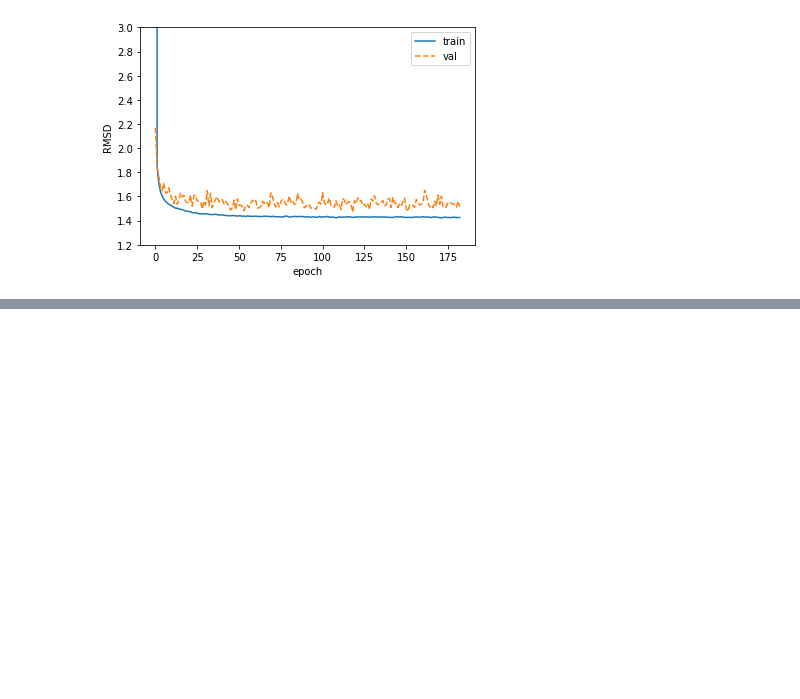
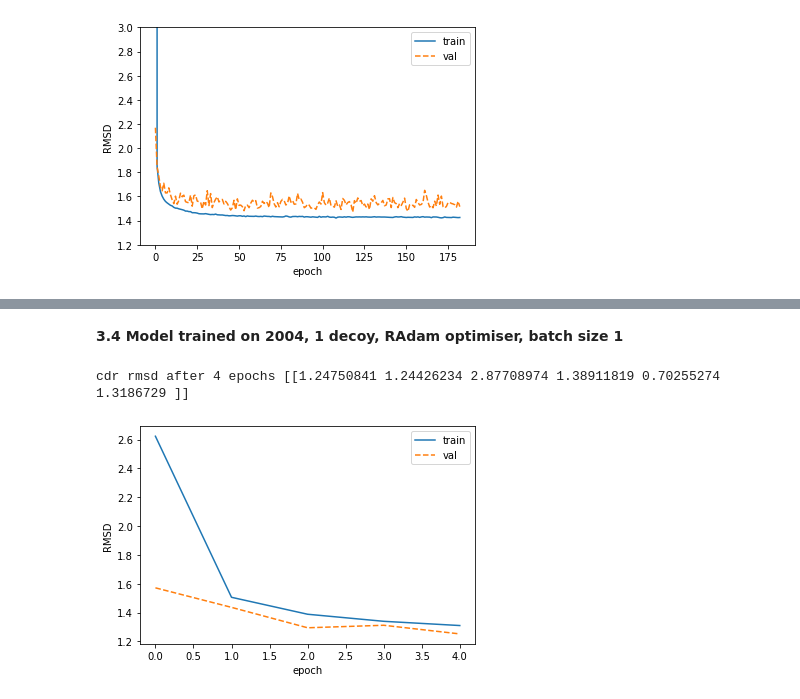
Before and after one commit to felixsihombing/ABlooper, a Jupyter notebook: analyse_training.ipynb, the cells around one changed output, grey strips where cells are left out. Saved outputs shown, nothing was run; the diff lists cells and outputs as text; code cells hidden in the pictures; blank space fills up the shorter version.

```diff
--- a/analyse_training.ipynb
+++ b/analyse_training.ipynb
@@ -102,0 +127,24 @@ cdr rmsd after 200 epochs [[1.22105074 1.35108876 3.2126615  1.33345342 0.740244
+# %% [markdown]
+**3.4 Model trained on 2004, 1 decoy, RAdam optimiser, batch size 1**
+# %%
+with open('training_loss-2004-RAdam-1.json', 'r') as f:
+    losses = json.load(f)
+
+train_loss = losses['train_losses']
+val_loss = losses['val_lossers']
+cdr_rmsd = losses['cdr_rmsd']
+
+plt.plot(train_loss, label='train')
+plt.plot(val_loss, '--', label='val')
+#plt.ylim((1.2,3))
+plt.legend()
+plt.ylabel('RMSD')
+plt.xlabel('epoch')
+plt.savefig('figures/train_val_losses-1804-Adam-5.png')
+
+cdr_rmsd = np.array(cdr_rmsd)
+min_i = np.where(cdr_rmsd[:,2] == np.amin(cdr_rmsd[:,2]))
+print('cdr rmsd after 4 epochs', cdr_rmsd[min_i])
+# %% [output]
+cdr rmsd after 4 epochs [[1.24750841 1.24426234 2.87708974 1.38911819 0.70255274 1.3186729 ]]
+[figure, added]
```
Also changed, not shown: parts of 2 cells of this notebook, 2 other files.
